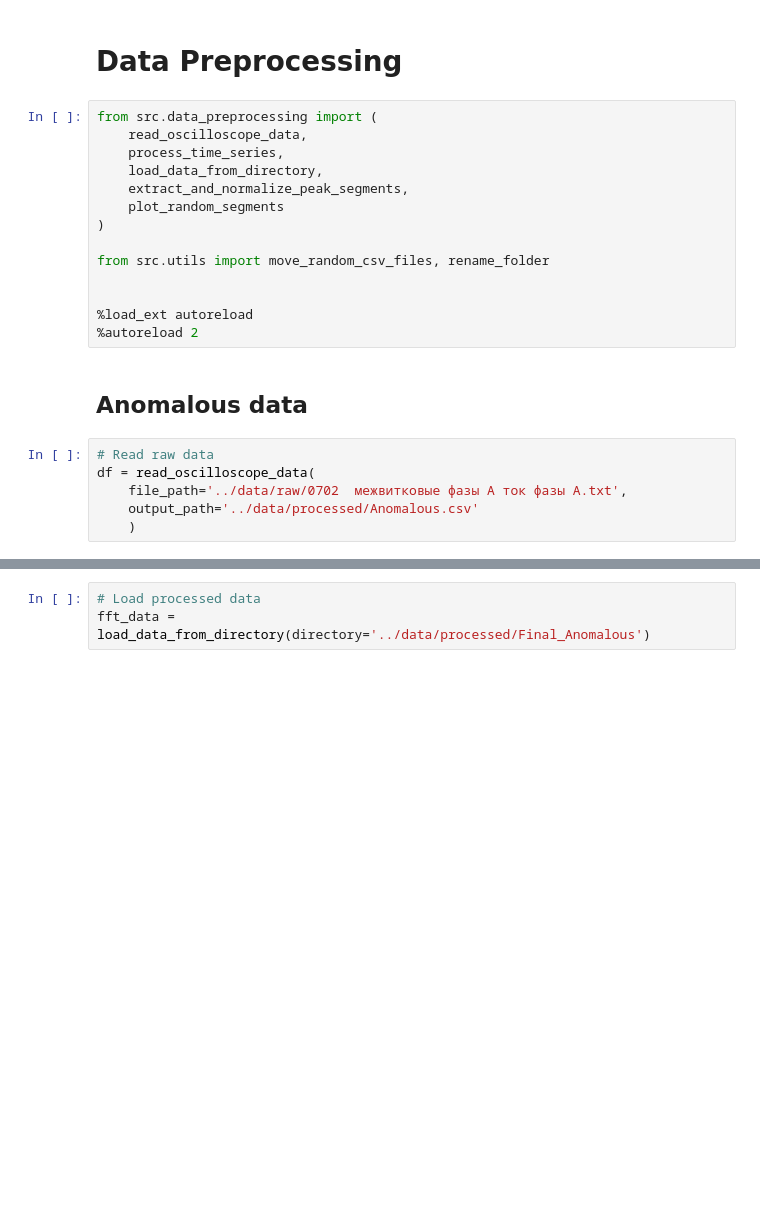
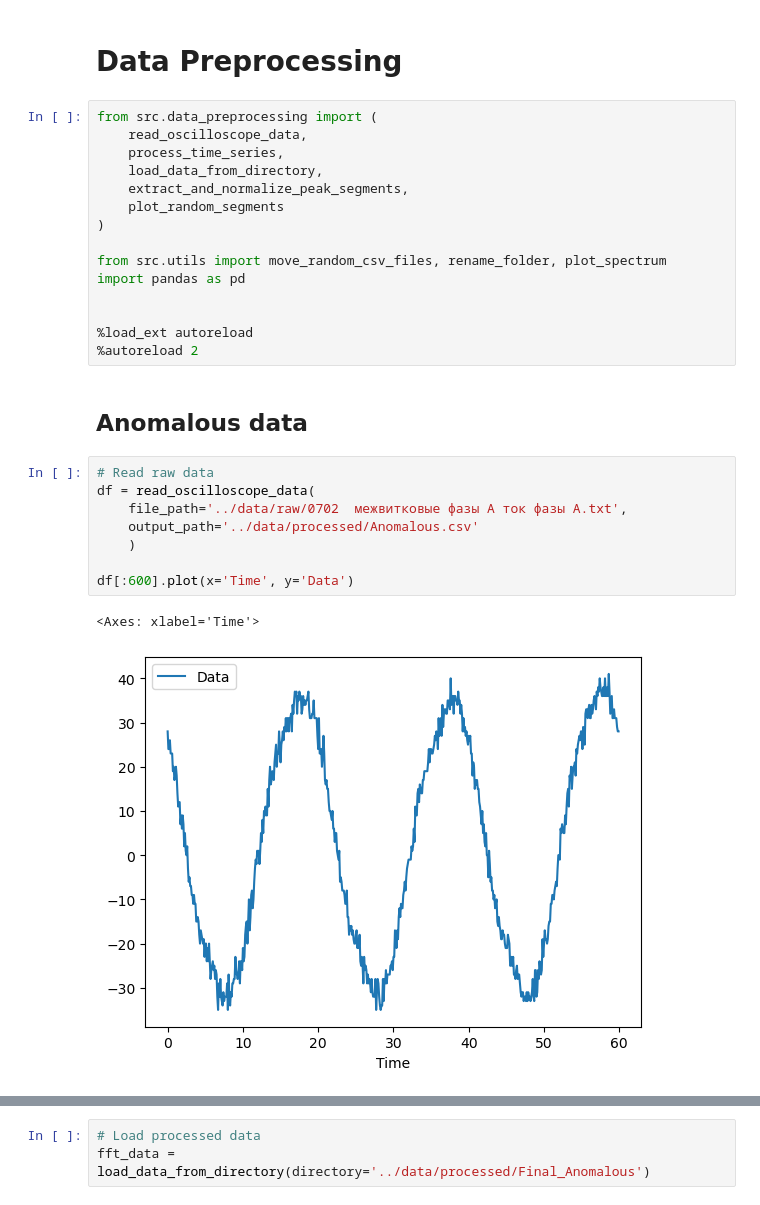
Before and after one commit to xndrleib/Motor-Fault-Detection, a Jupyter notebook: notebooks/01_Data-Preprocessing.ipynb, the cells around one changed output, grey strips where cells are left out. Cells and saved outputs as stored; diff of their text form; blank space fills up the shorter version.

```diff
--- a/notebooks/01_Data-Preprocessing.ipynb
+++ b/notebooks/01_Data-Preprocessing.ipynb
@@ -9,7 +9,8 @@ from src.data_preprocessing import (
     plot_random_segments
 )
 
-from src.utils import move_random_csv_files, rename_folder
+from src.utils import move_random_csv_files, rename_folder, plot_spectrum
+import pandas as pd
 
 
 %load_ext autoreload
@@ -19,9 +20,14 @@ from src.utils import move_random_csv_files, rename_folder
 # %%
 # Read raw data
 df = read_oscilloscope_data(
     file_path='../data/raw/0702  межвитковые фазы A ток фазы А.txt',
     output_path='../data/processed/Anomalous.csv'
     )
+
+df[:600].plot(x='Time', y='Data')
+# %% [output]
+<Axes: xlabel='Time'>
+[figure, added]
 # %%
 # Process time series
 process_time_series(
```
Also changed, not shown: parts of 8 cells of this notebook, 3 other files.
